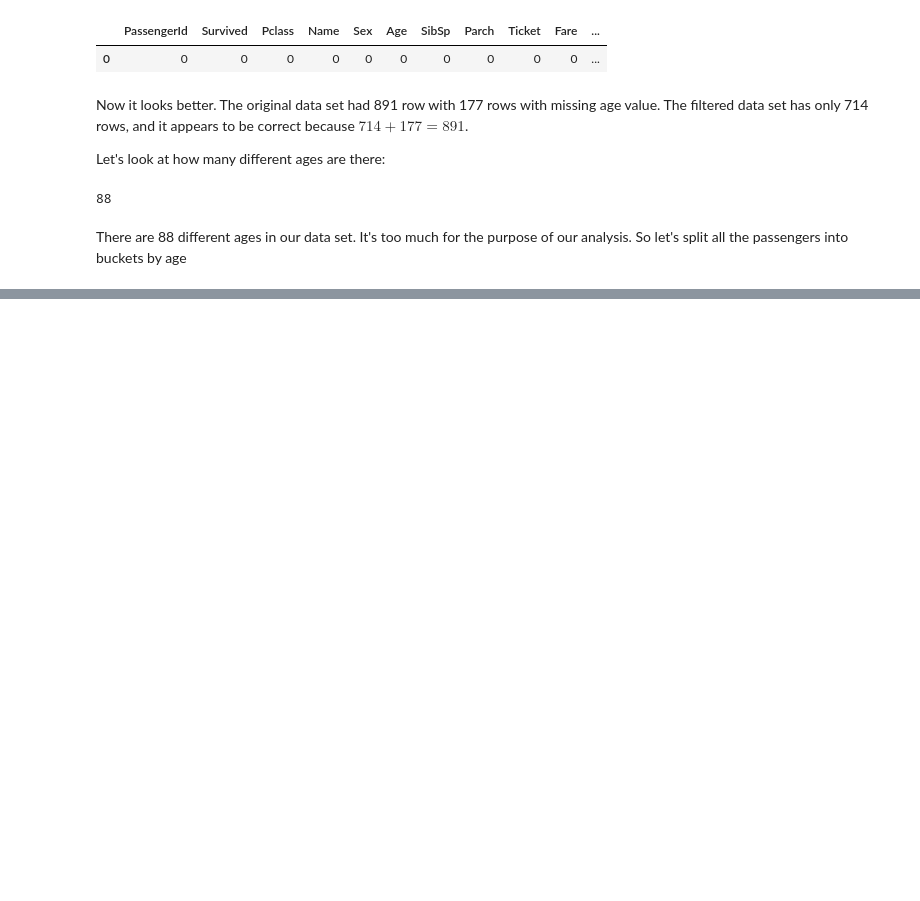
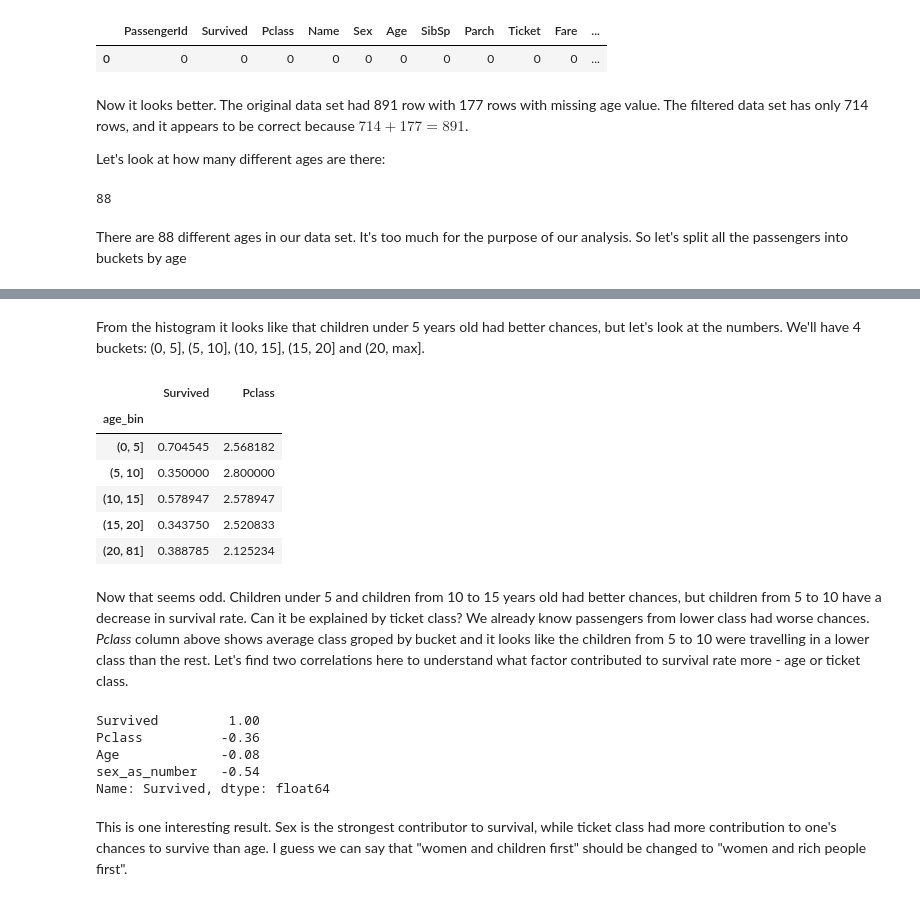
Before and after one commit to gazike/data-analyst-nanodegree, a Jupyter notebook: P2_Titanic/titanic-report.ipynb, the cells around one changed output, grey strips where cells are left out. Drawn from its saved outputs; the diff is of its cells as text; code cells hidden in the pictures; blank space fills up the shorter version.

Commit message:
Added correlation

```diff
--- a/P2_Titanic/titanic-report.ipynb
+++ b/P2_Titanic/titanic-report.ipynb
@@ -263,0 +269,29 @@ pass
+# %% [markdown]
+From the histogram it looks like that children under 5 years old had better chances, but let's look at the numbers. We'll have 4 buckets: (0, 5], (5, 10], (10, 15], (15, 20] and (20, max].
+# %%
+age_bins = pd.cut(passengers_with_age['Age'], bins=[0, 5, 10, 15, 20, int(passengers_with_age['Age'].max() + 1)])
+passengers_with_age['age_bin'] = age_bins
+survived_by_age_bin = passengers_with_age.groupby('age_bin')
+survived_by_age_bin['Survived', 'Pclass'].mean()
+# %% [output]
+|  | Survived | Pclass |
+| age_bin |  |  |
+| (0, 5] | 0.704545 | 2.568182 |
+| (5, 10] | 0.350000 | 2.800000 |
+| (10, 15] | 0.578947 | 2.578947 |
+| (15, 20] | 0.343750 | 2.520833 |
+| (20, 81] | 0.388785 | 2.125234 |
+# %% [markdown]
+Now that seems odd. Children under 5 and children from 10 to 15 years old had better chances, but children from 5 to 10 have a decrease in survival rate. Can it be explained by ticket class? We already know passengers from lower class had worse chances. _Pclass_ column above shows average class groped by bucket and it looks like the children from 5 to 10 were travelling in a lower class than the rest.
+Let's find two correlations here to understand what factor contributed to survival rate more - age or ticket class.
+# %%
+passengers_with_age['sex_as_number'] = passengers_with_age['Sex'] == 'male'
+passengers_with_age[['Survived', 'Pclass', 'Age', 'sex_as_number']].corr().applymap(round2)['Survived']
+# %% [output]
+Survived         1.00
+Pclass          -0.36
+Age             -0.08
+sex_as_number   -0.54
+Name: Survived, dtype: float64
+# %% [markdown]
+This is one interesting result. Sex is the strongest contributor to survival, while ticket class had more contribution to one's chances to survive than age. I guess we can say that "women and children first" should be changed to "women and rich people first".
```
Also changed, not shown: parts of 2 cells of this notebook.
